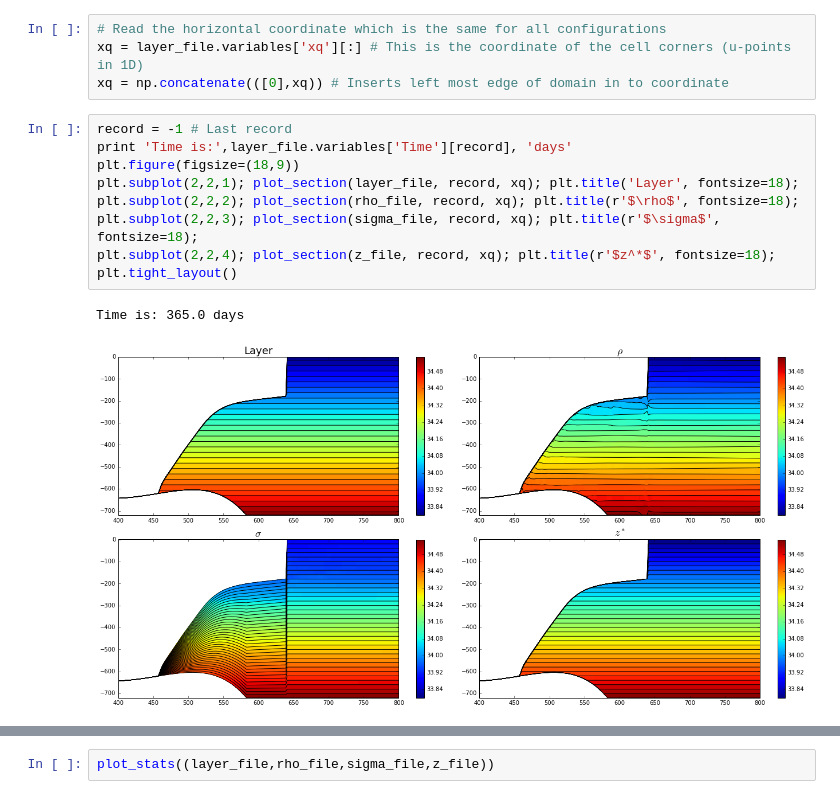
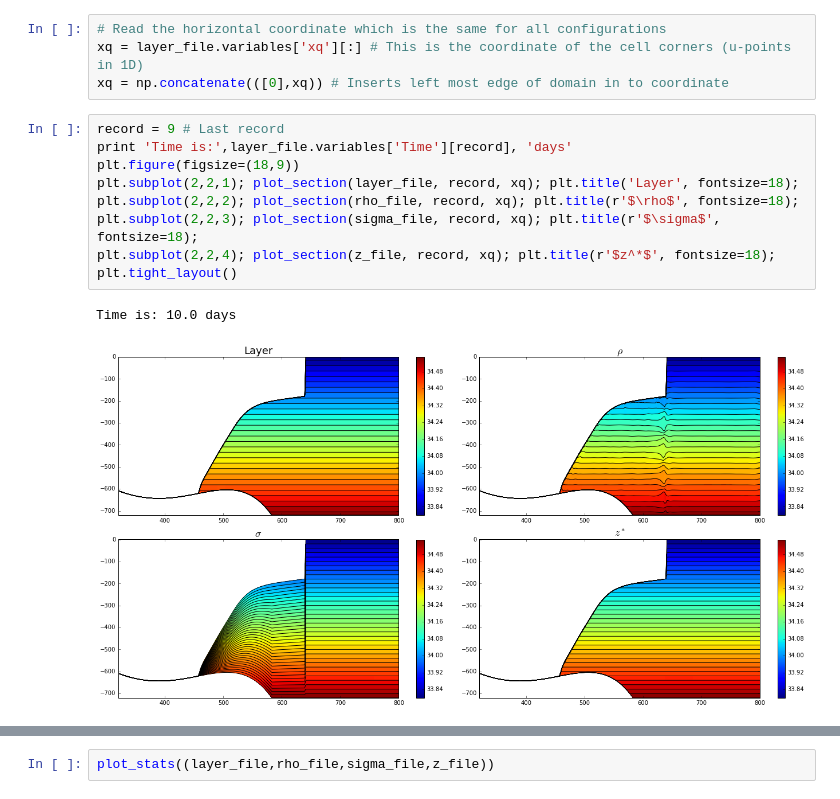
Before and after one commit to gustavo-marques/ISOMIP, a Jupyter notebook: ipynb/quiet_2D_yesIS.ipynb, the cells around one changed output, grey strips where cells are left out. Cells and saved outputs as stored; diff of their text form.

```diff
--- a/ipynb/quiet_2D_yesIS.ipynb
+++ b/ipynb/quiet_2D_yesIS.ipynb
@@ -38,17 +38,17 @@ z_file = netCDF4.Dataset(path+'z/'+prog_file)
 xq = layer_file.variables['xq'][:] # This is the coordinate of the cell corners (u-points in 1D)
 xq = np.concatenate(([0],xq)) # Inserts left most edge of domain in to coordinate
 # %%
-record = -1 # Last record
+record = 9 # Last record
 print 'Time is:',layer_file.variables['Time'][record], 'days'
 plt.figure(figsize=(18,9))
 plt.subplot(2,2,1); plot_section(layer_file, record, xq); plt.title('Layer', fontsize=18);
 plt.subplot(2,2,2); plot_section(rho_file, record, xq); plt.title(r'$\rho$', fontsize=18);
 plt.subplot(2,2,3); plot_section(sigma_file, record, xq); plt.title(r'$\sigma$', fontsize=18);
 plt.subplot(2,2,4); plot_section(z_file, record, xq); plt.title(r'$z^*$', fontsize=18);
 plt.tight_layout()
 # %% [output]
-Time is: 365.0 days
+Time is: 10.0 days
-[figure, old version]
+[figure, new version]
 # %%
 variable = 'u'
 plt.figure(figsize=(18,9))
```
Also changed, not shown: parts of 4 cells of this notebook, 4 other files.
